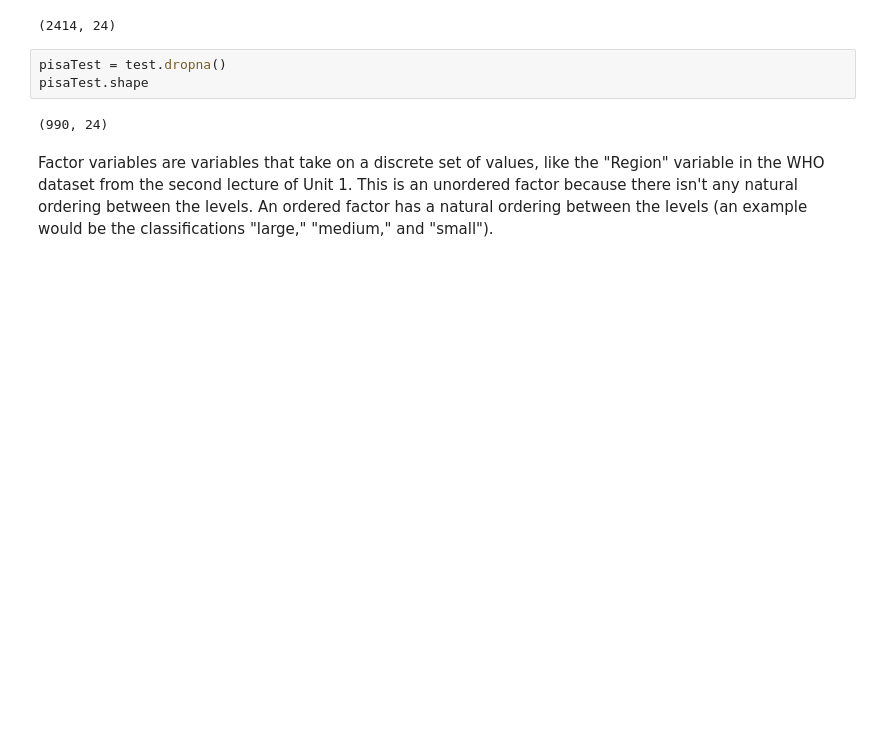
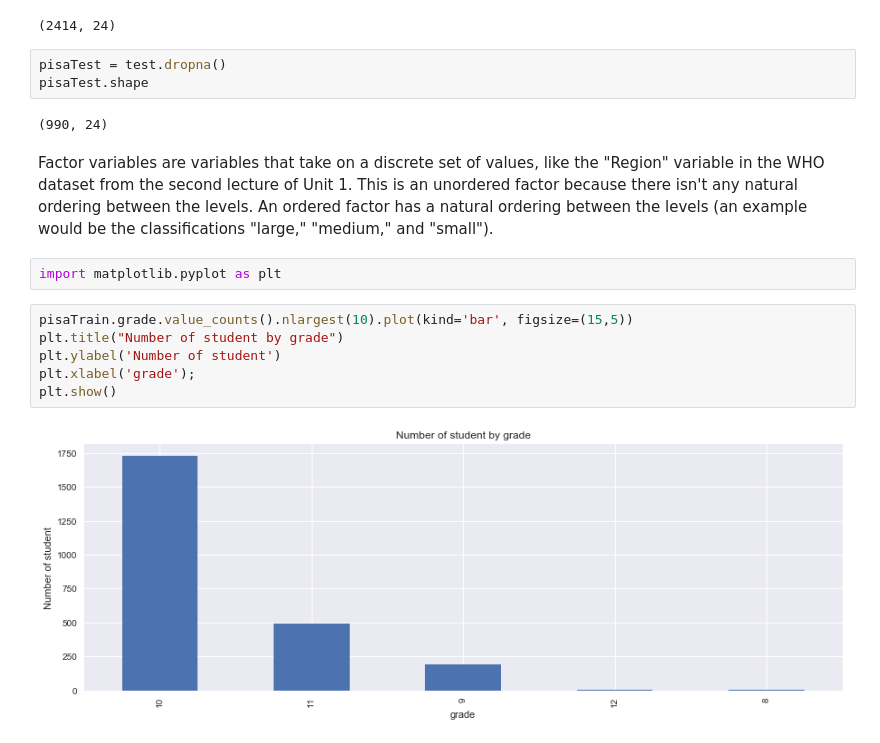
Before and after one commit to realmarcus/RegressionProgramming, a Jupyter notebook: Reading/resources/Reading Test Score.ipynb, the cells around one changed output. Cells and saved outputs as stored; diff of their text form; blank space fills up the shorter version.

```diff
--- a/Reading/resources/Reading Test Score.ipynb
+++ b/Reading/resources/Reading Test Score.ipynb
@@ -168,3 +239,13 @@ Factor variables are variables that take on a discrete set of values, like the "
 second lecture of Unit 1. This is an unordered factor because there isn't any natural ordering between the levels. An
 ordered factor has a natural ordering between the levels (an example would be the classifications "large," "medium," and
 "small").
+# %%
+import matplotlib.pyplot as plt
+# %%
+pisaTrain.grade.value_counts().nlargest(10).plot(kind='bar', figsize=(15,5))
+plt.title("Number of student by grade")
+plt.ylabel('Number of student')
+plt.xlabel('grade');
+plt.show()
+# %% [output]
+[figure, added]
```
Also changed, not shown: parts of 28 cells of this notebook.
